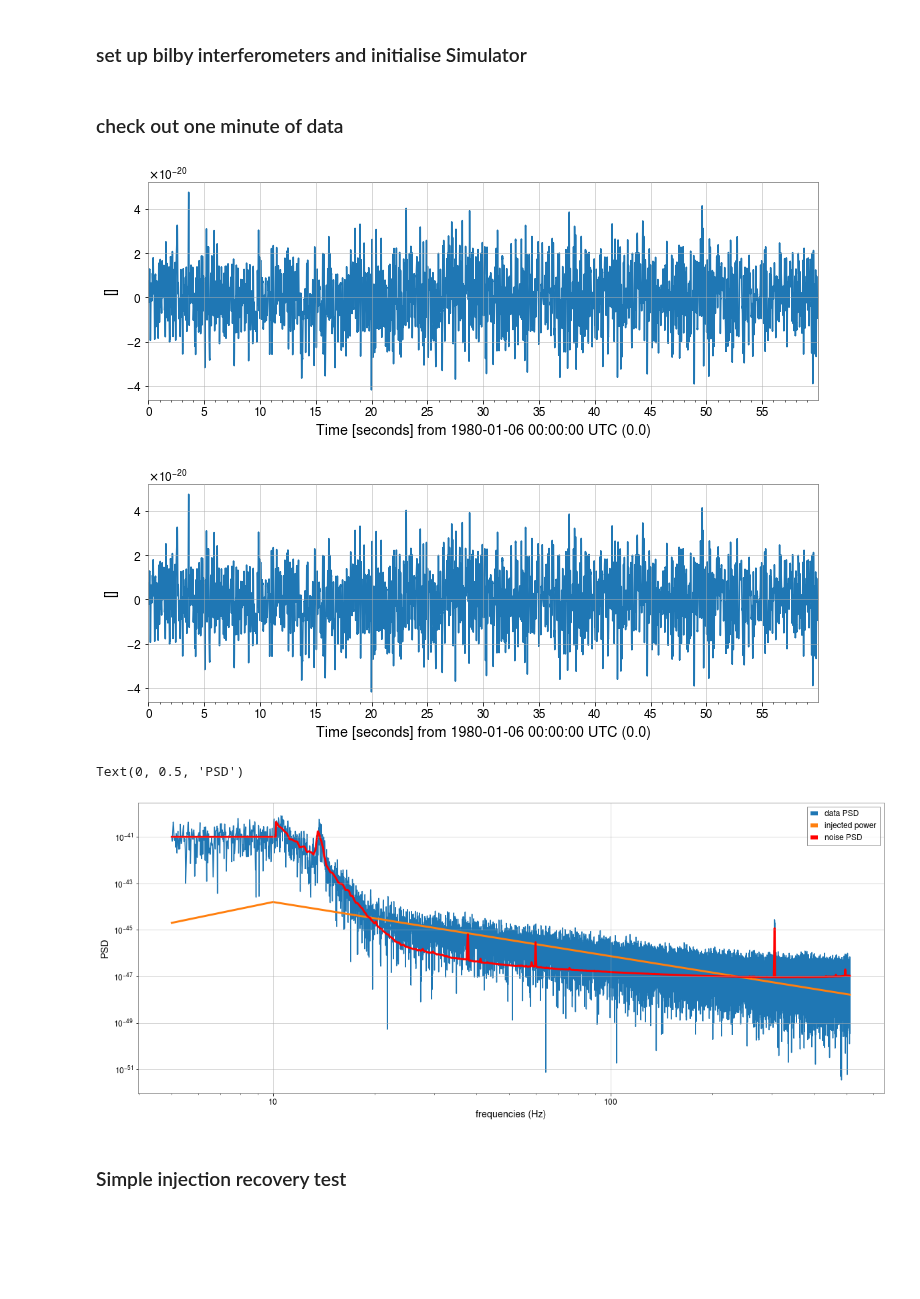
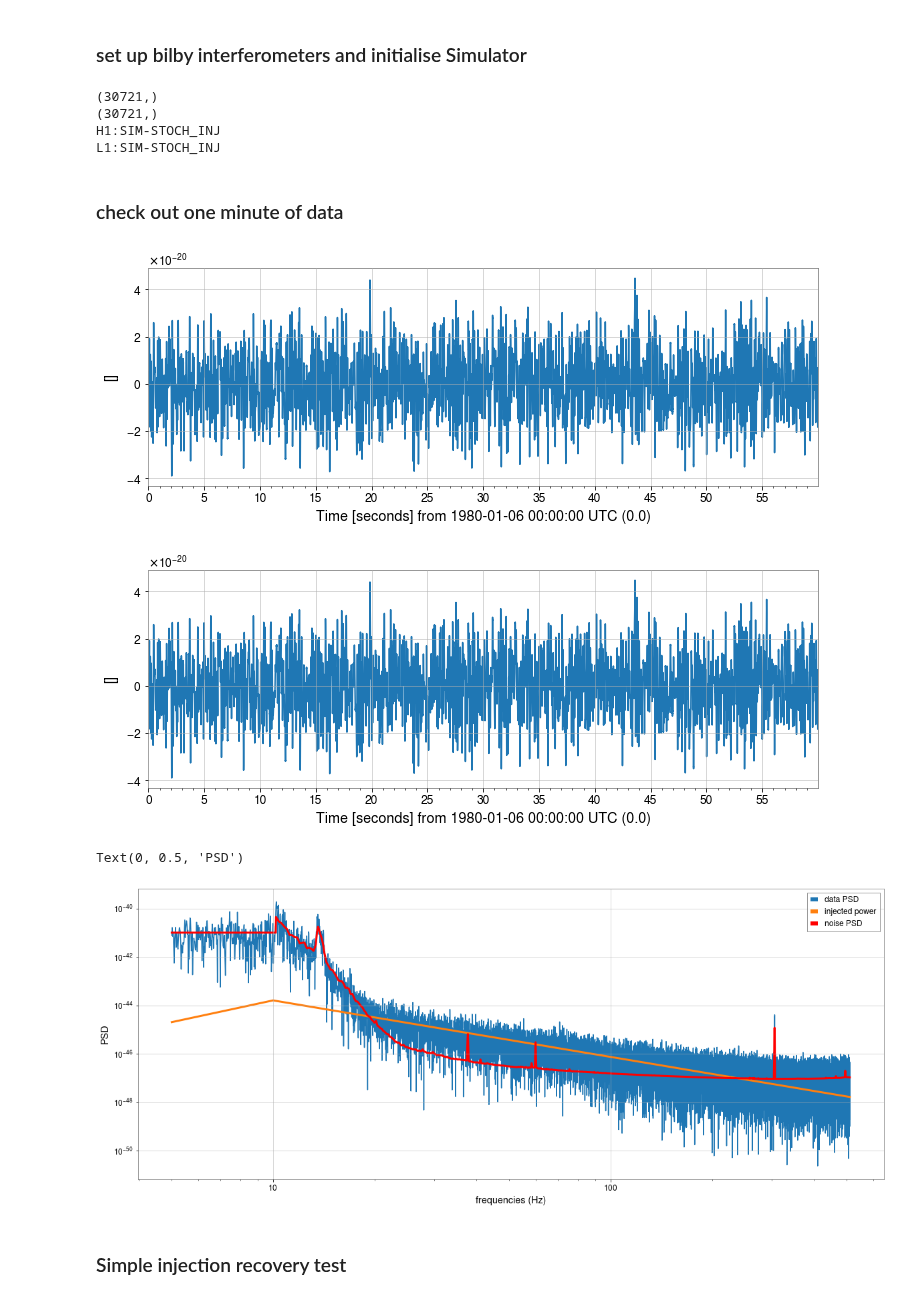
Before and after one commit to a-renzini/pygwb, a Jupyter notebook: tutorials/generate_stochastic_data.ipynb, the cells around one changed output. Saved outputs shown, nothing was run; the diff lists cells and outputs as text; code cells hidden in the pictures; blank space fills up the shorter version.

```diff
--- a/tutorials/generate_stochastic_data.ipynb
+++ b/tutorials/generate_stochastic_data.ipynb
@@ -73,7 +73,12 @@ for ifo in ifo_list:
     ifo.power_spectral_density = bilby.gw.detector.PowerSpectralDensity(ifo.frequency_array, np.nan_to_num(ifo.power_spectral_density_array, posinf=1.e-41))
 
 simulator_1 = Simulator(ifo_list, Intensity_GW_inject, 60, duration = duration, sampling_frequency = sampling_frequency)
-dataset = simulator_1.gen_data
+dataset = simulator_1.generate_data()
+# %% [output]
+(30721,)
+(30721,)
+H1:SIM-STOCH_INJ
+L1:SIM-STOCH_INJ
 # %% [markdown]
 ### check out one minute of data
 # %%
@@ -88,25 +93,25 @@ dt = data_H1.dt
 data_H1_1min = data_H1.crop(start = crop_start_time, end = crop_start_time + crop_duration)
 data_H1_1min.plot()
 # %% [output]
-[figure, old version]
+[figure, new version]
-[figure, old version]
+[figure, new version]
 # %%
 import matplotlib.pyplot as plt
 
 frequencies = data_H1_1min.psd().frequencies.value
 
 mask = frequencies>5.
 
 ax, fig = plt.subplots(figsize = (20,8))
 plt.loglog(frequencies[mask], data_H1_1min.psd().value[mask], label = 'data PSD')
-plt.loglog(frequencies[mask], simulator_1.IntensityGW[mask], linewidth = 3, label = 'injected power')
+plt.loglog(frequencies[mask], simulator_1.intensity_GW[mask], linewidth = 3, label = 'injected power')
 plt.loglog(frequencies[mask], simulator_1.noise_PSD_array[0][mask], linewidth = 3, color = 'red', label = 'noise PSD')
 plt.legend()
 plt.xlabel('frequencies (Hz)')
 plt.ylabel('PSD')
 # %% [output]
 Text(0, 0.5, 'PSD')
-[figure, old version]
+[figure, new version]
 # %% [markdown]
 ### Simple injection recovery test
 # %%
```
Also changed, not shown: parts of 5 cells of this notebook.
